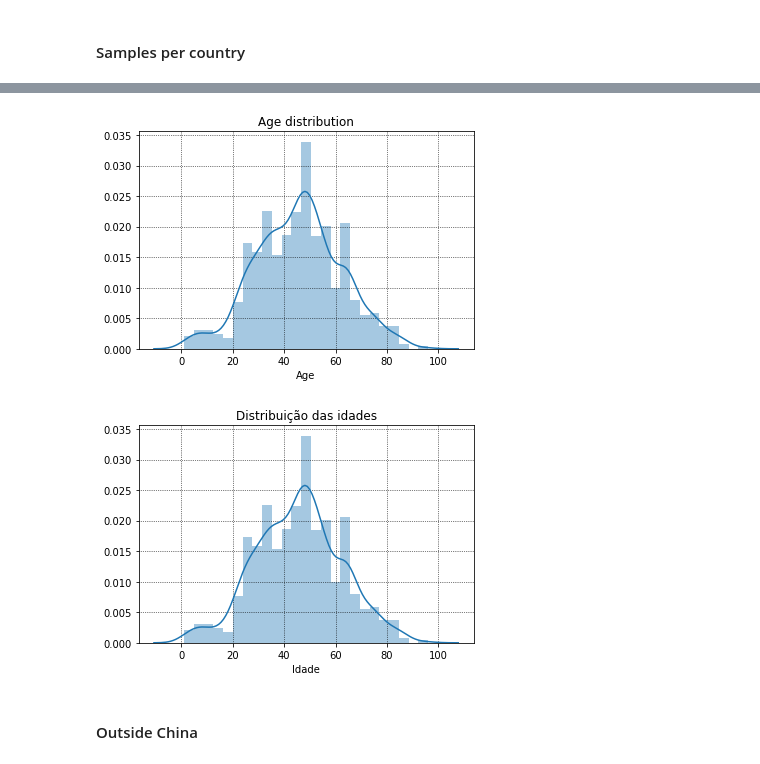
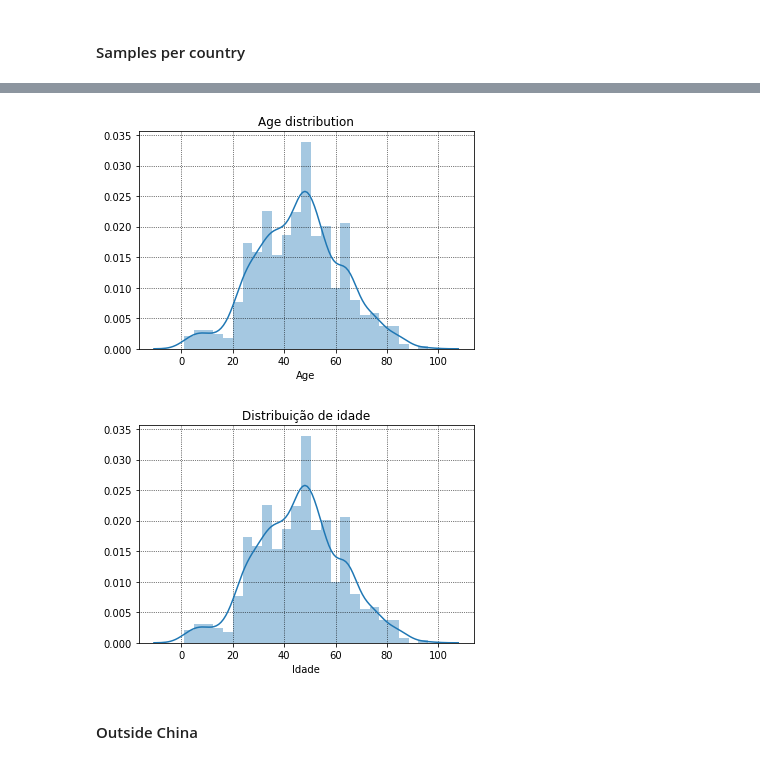
Before and after one commit to paaatcha/covid-19, a Jupyter notebook: analysis.ipynb, the cells around one changed output, grey strips where cells are left out. Saved outputs shown, nothing was run; the diff lists cells and outputs as text; code cells hidden in the pictures.

```diff
--- a/analysis.ipynb
+++ b/analysis.ipynb
@@ -90,34 +90,34 @@ Name: country, dtype: int64
 # %%
 int_ages = list()
 for age_str in patients['age'].dropna():
     try:
         i_age = int(age_str)
         int_ages.append(i_age)
     except ValueError:
         ages = age_str.split('-')
         try:
             m_age = (int(ages[0]) + int(ages[1]))/2
             int_ages.append(m_age)
         except ValueError:
             pass
 
 # EN
 sns.distplot(int_ages)
 plt.grid(color='black', linestyle='dotted', linewidth=0.7)
 plt.xlabel("Age")
 plt.title('Age distribution')
 plt.savefig("figures/en/age_distribution.png")
 plt.figure()
 
 # PT
 sns.distplot(int_ages)
 plt.grid(color='black', linestyle='dotted', linewidth=0.7)
 plt.xlabel("Idade")
-plt.title('Distribuição das idades')
+plt.title('Distribuição de idade')
 plt.savefig("figures/pt/distribuicao_idades.png")
 # %% [output]
 [figure]
-[figure, old version]
+[figure, new version]
 # %% [markdown]
 #### Outside China
 # %%
```
Also changed, not shown: parts of 4 cells of this notebook, 1 other file.
